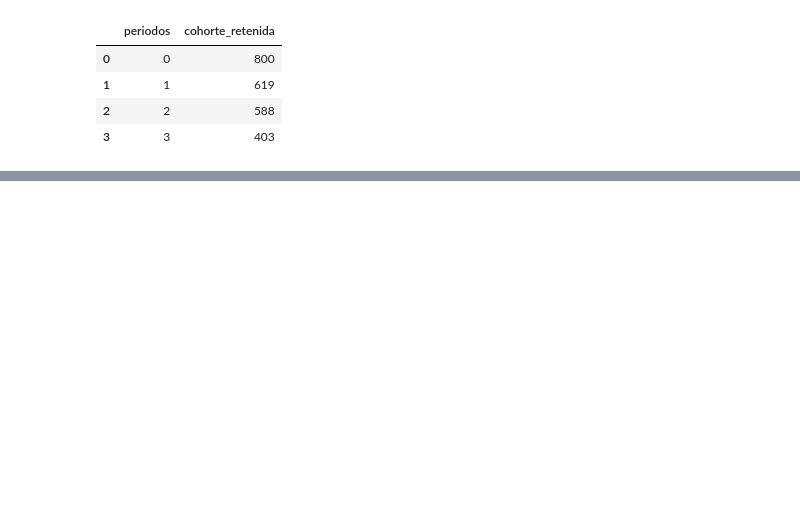
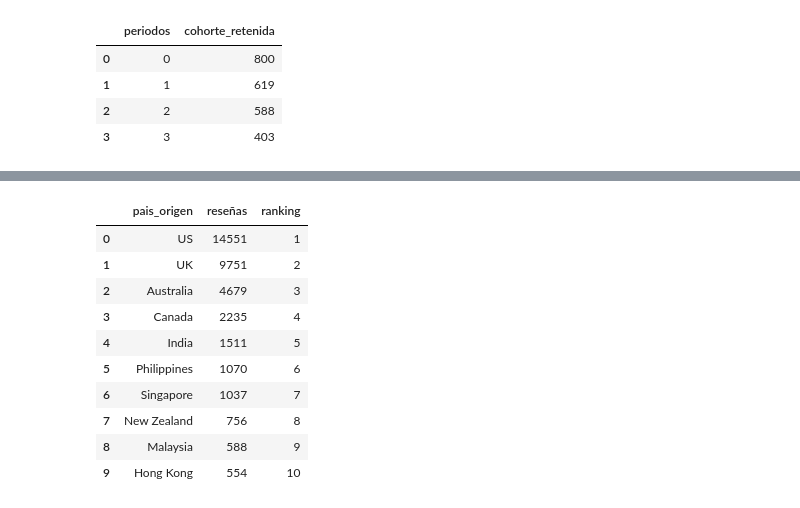
Before and after one commit to user14721068/SQL, a Jupyter notebook: 8.-Temas Extra.ipynb, the cells around one changed output, grey strips where cells are left out. Saved outputs shown, nothing was run; the diff lists cells and outputs as text; code cells hidden in the pictures; blank space fills up the shorter version.

```diff
--- a/8.-Temas Extra.ipynb
+++ b/8.-Temas Extra.ipynb
@@ -241,0 +402,32 @@ df.head(10)
+# %%
+# Función RANK()
+# La función RANK() en MySQL es una función de ventana que asigna una posición o un rango numérico a cada fila de un conjunto de resultados,
+# basándose en un orden especificado mediante la cláusula ORDER BY
+# Usando la consulta anterior, agregar una columna para rankear a los paises segun su numero de reseñas */
+
+query = r"""
+SELECT
+    pais_origen,
+    COUNT(*) AS reseñas,
+    RANK() OVER (ORDER BY COUNT(*) DESC) AS ranking
+FROM
+    analisistexto.disneyclean
+GROUP BY
+    1
+ORDER BY
+    2 DESC;
+"""
+df = pd.read_sql_query(text(query), engine)
+df.head(10)
+# %% [output]
+|  | pais_origen | reseñas | ranking |
+| 0 | US | 14551 | 1 |
+| 1 | UK | 9751 | 2 |
+| 2 | Australia | 4679 | 3 |
+| 3 | Canada | 2235 | 4 |
+| 4 | India | 1511 | 5 |
+| 5 | Philippines | 1070 | 6 |
+| 6 | Singapore | 1037 | 7 |
+| 7 | New Zealand | 756 | 8 |
+| 8 | Malaysia | 588 | 9 |
+| 9 | Hong Kong | 554 | 10 |
```
Also changed, not shown: parts of 17 cells of this notebook, 1 other file.
